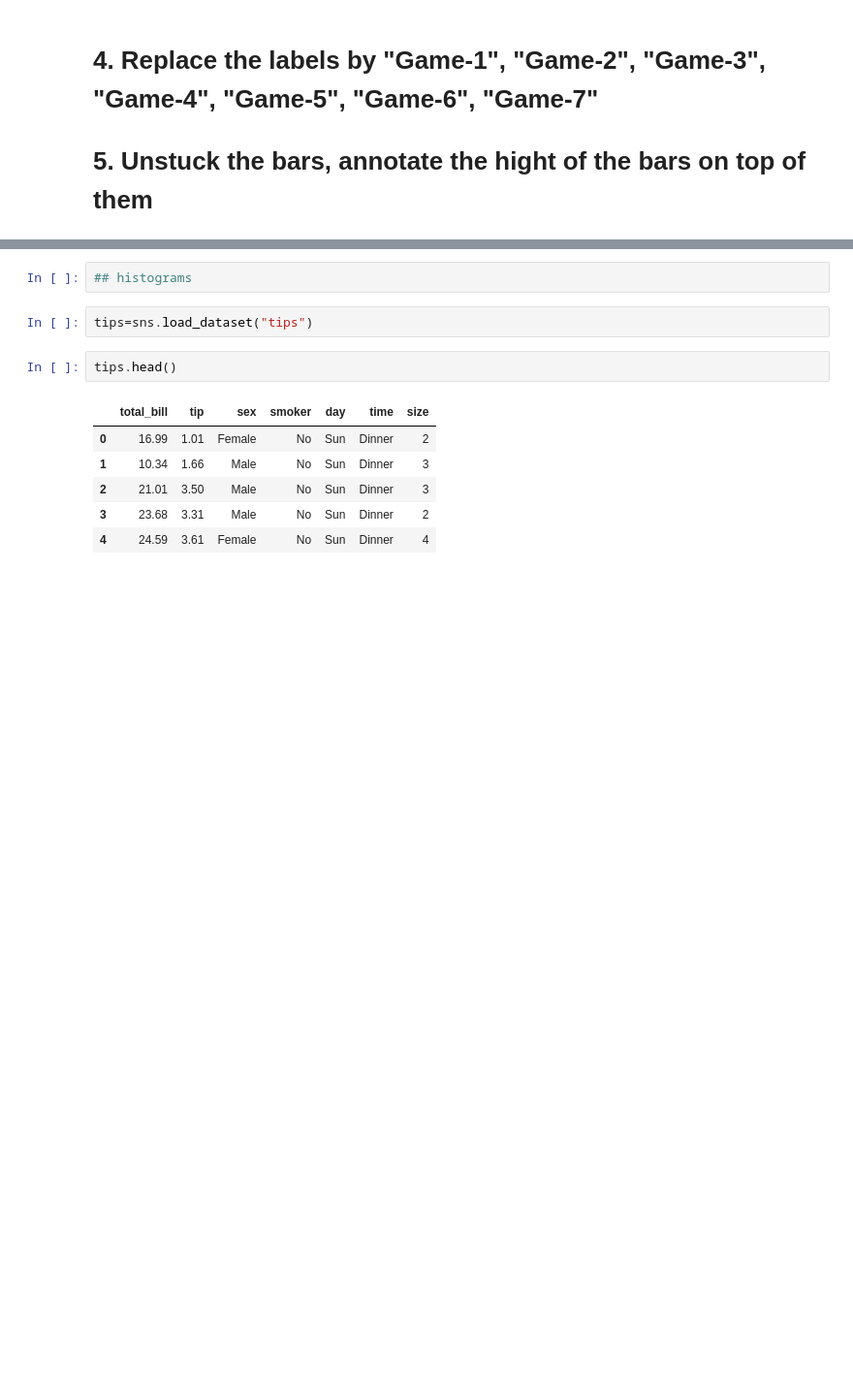
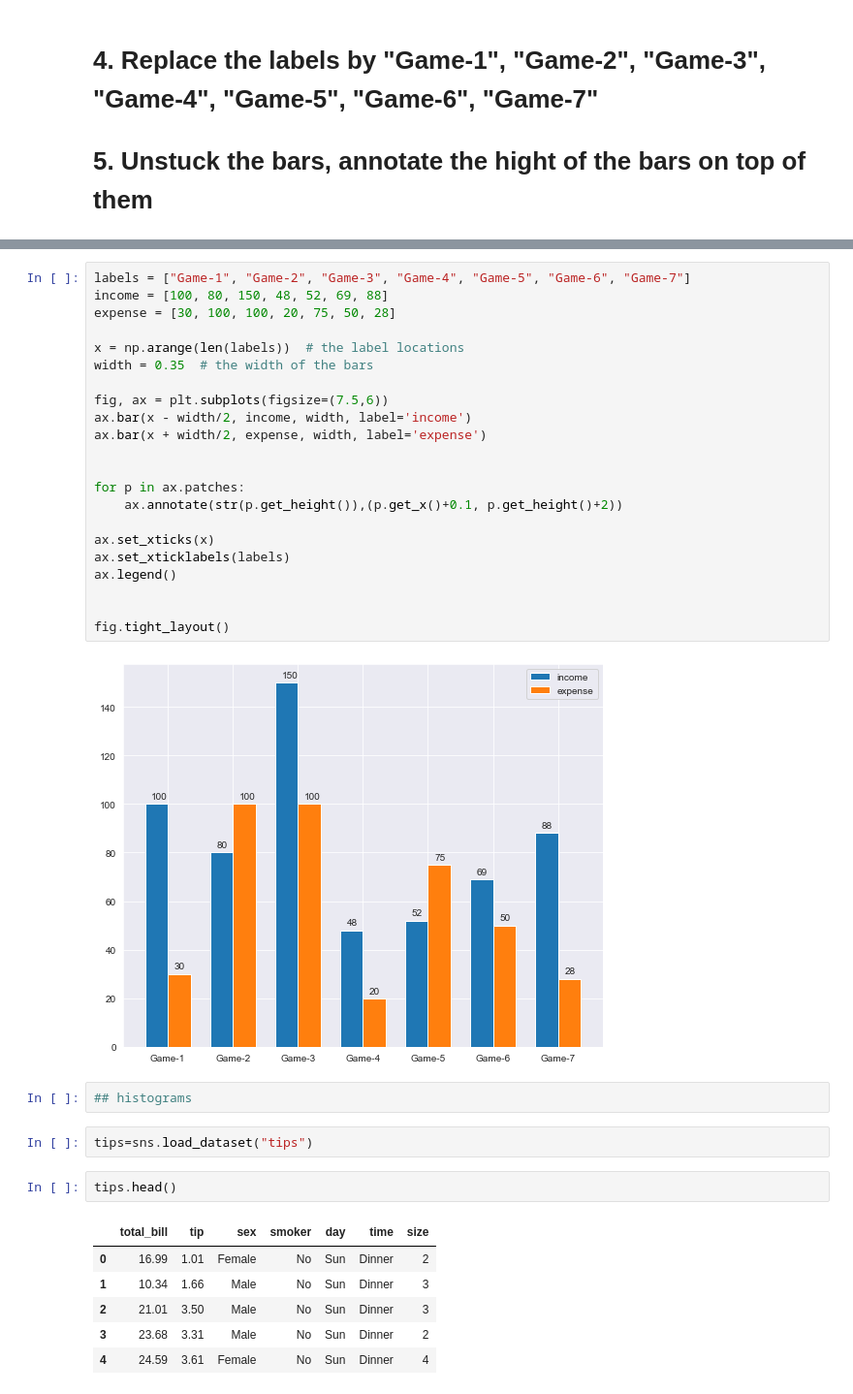
Before and after one commit to HilmiTaskin/Clarusway-DS-Students-08-21, a Jupyter notebook: 2- Weekly Agenda/week4_DV_student.ipynb, the cells around one changed output, grey strips where cells are left out. Shown: that part at 97% size. Saved outputs shown, nothing was run; the diff lists cells and outputs as text; blank space fills up the shorter version.

```diff
--- a/2- Weekly Agenda/week4_DV_student.ipynb
+++ b/2- Weekly Agenda/week4_DV_student.ipynb
@@ -47,3 +69,27 @@ df.head()
+# %%
+labels = ["Game-1", "Game-2", "Game-3", "Game-4", "Game-5", "Game-6", "Game-7"]
+income = [100, 80, 150, 48, 52, 69, 88]
+expense = [30, 100, 100, 20, 75, 50, 28]
+
+x = np.arange(len(labels))  # the label locations
+width = 0.35  # the width of the bars
+
+fig, ax = plt.subplots(figsize=(7.5,6))
+ax.bar(x - width/2, income, width, label='income')
+ax.bar(x + width/2, expense, width, label='expense')
+
+
+for p in ax.patches:
+    ax.annotate(str(p.get_height()),(p.get_x()+0.1, p.get_height()+2))
+
+ax.set_xticks(x)
+ax.set_xticklabels(labels)
+ax.legend()
+
+
+fig.tight_layout()
+# %% [output]
+[figure, added]
 # %%
 ## histograms
 # %%
```
Also changed, not shown: parts of 24 cells of this notebook, 35 other files.
